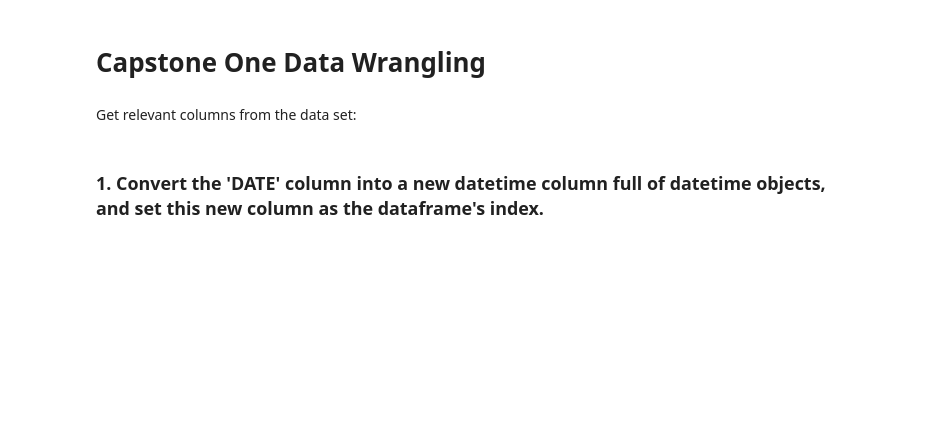
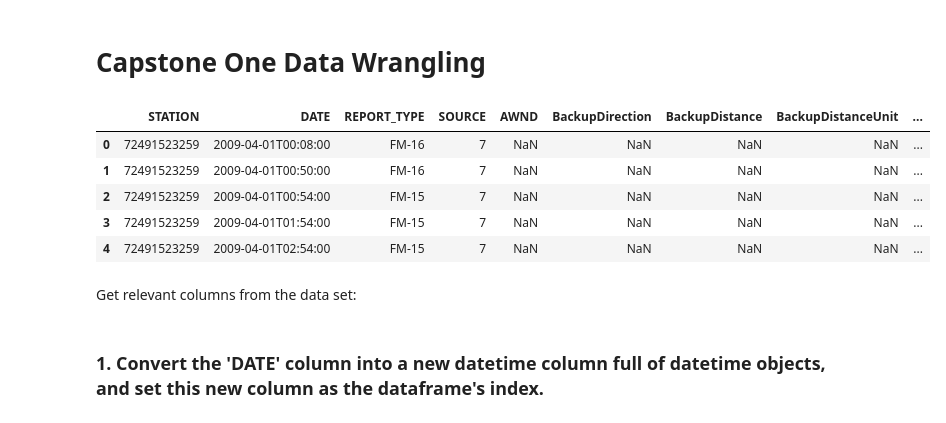
Before and after one commit to jefftrevino/Springboard, a Jupyter notebook: capstone1montereyWeather/capstone_one_data_wrangling.ipynb, the cells around one changed output. Drawn from its saved outputs; the diff is of its cells as text; code cells hidden in the pictures; blank space fills up the shorter version.

```diff
--- a/capstone1montereyWeather/capstone_one_data_wrangling.ipynb
+++ b/capstone1montereyWeather/capstone_one_data_wrangling.ipynb
@@ -13,6 +13,14 @@ pd.set_option('display.max_rows', 4000) # display more rows
 pd.options.mode.chained_assignment = None  # turn off false positive warnings for editing a copy
 # %%
 data = pd.read_csv('montereyClimateData.csv') # had one float at end of this col
+data.head()
+# %% [output]
+|  | STATION | DATE | REPORT_TYPE | SOURCE | AWND | BackupDirection | BackupDistance | BackupDistanceUnit | ... |
+| 0 | 72491523259 | 2009-04-01T00:08:00 | FM-16 | 7 | NaN | NaN | NaN | NaN | ... |
+| 1 | 72491523259 | 2009-04-01T00:50:00 | FM-16 | 7 | NaN | NaN | NaN | NaN | ... |
+| 2 | 72491523259 | 2009-04-01T00:54:00 | FM-15 | 7 | NaN | NaN | NaN | NaN | ... |
+| 3 | 72491523259 | 2009-04-01T01:54:00 | FM-15 | 7 | NaN | NaN | NaN | NaN | ... |
+| 4 | 72491523259 | 2009-04-01T02:54:00 | FM-15 | 7 | NaN | NaN | NaN | NaN | ... |
 # %% [markdown]
 Get relevant columns from the data set:
 # %%
```
Also changed, not shown: parts of 5 cells of this notebook, 4 other files.
